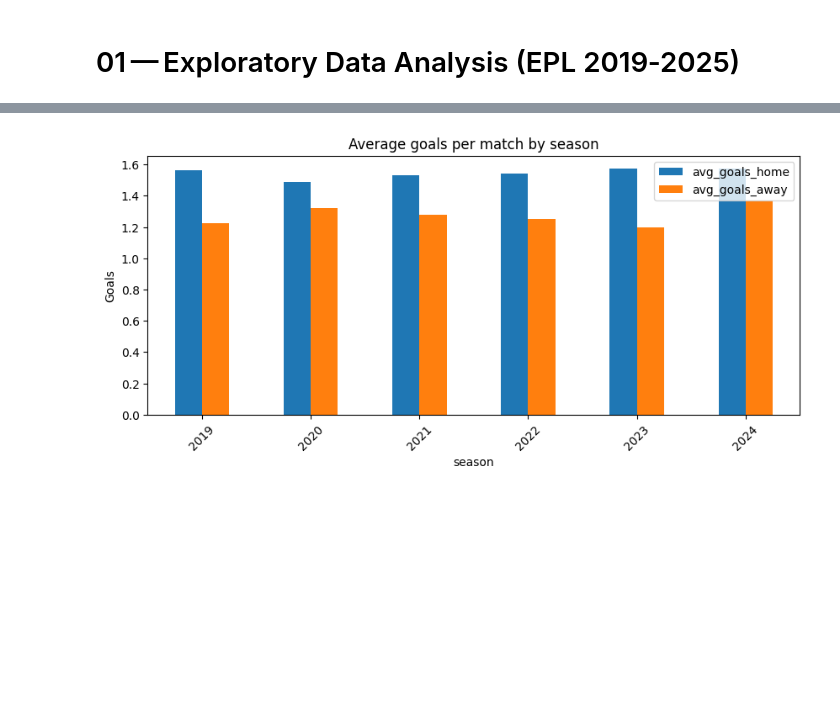
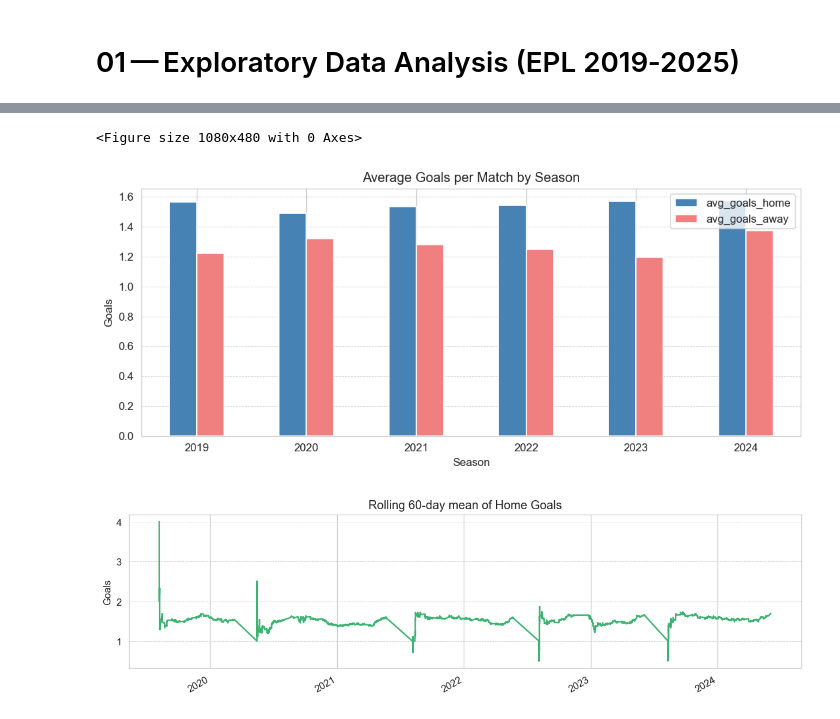
Before and after one commit to IntruderGuru/football-prediction, a Jupyter notebook: notebooks/01_eda.ipynb, the cells around one changed output, grey strips where cells are left out. Cells and saved outputs as stored; diff of their text form; code cells hidden in the pictures; blank space fills up the shorter version.

```diff
--- a/notebooks/01_eda.ipynb
+++ b/notebooks/01_eda.ipynb
@@ -67 +23,11 @@ memory usage: 1.1+ MB
+# %%
+sns.set_style("whitegrid")
+plt.rcParams["figure.dpi"] = 120
+
+
+df = pd.read_parquet("../data/processed/merged.parquet", engine="fastparquet")
+
+
+if "season" not in df.columns:
+    df["season"] = df["date"].dt.year
 # %%
@@ -158,9 +223,41 @@ season_stats
 # %%
-season_stats.set_index('season')[['avg_goals_home','avg_goals_away']].plot(kind='bar', figsize=(10,4))
-plt.title('Average goals per match by season')
-plt.ylabel('Goals')
-plt.xticks(rotation=45)
+season_stats = (df.groupby("season")
+    .agg(avg_goals_home=("home_goals","mean"),
+         avg_goals_away=("away_goals","mean"),
+         avg_xg_home=("xG_home","mean"),
+         avg_xg_away=("xG_away","mean"))
+    .reset_index())
+
+plt.figure(figsize=(9,4))
+season_stats.set_index("season")[["avg_goals_home","avg_goals_away"]].plot(
+    kind="bar", color=["steelblue","lightcoral"], figsize=(9,4)
+)
+plt.title("Average Goals per Match by Season")
+plt.ylabel("Goals")
+plt.xlabel("Season")
+plt.xticks(rotation=0)
+plt.grid(axis="y", linestyle="--", linewidth=0.5)
+plt.tight_layout()
 plt.show()
+
+rolling_home = (
+    df.set_index("date")
+      .sort_index()
+      .home_goals
+      .rolling("60D")
+      .mean()
+)
+
+plt.figure(figsize=(10,3))
+rolling_home.plot(color="mediumseagreen")
+plt.title("Rolling 60-day mean of Home Goals")
+plt.ylabel("Goals")
+plt.xlabel("")
+plt.grid(axis="y", linestyle="--", linewidth=0.5)
+plt.tight_layout()
+plt.show()
 # %% [output]
+<Figure size 1080x480 with 0 Axes>
-[figure, old version]
+[figure, new version]
+[figure, added]
 # %%
```
Also changed, not shown: parts of 16 cells of this notebook, 12 other files.
